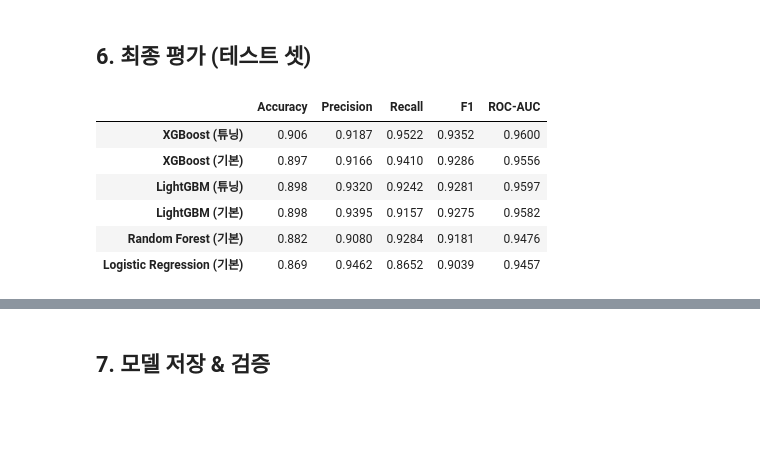
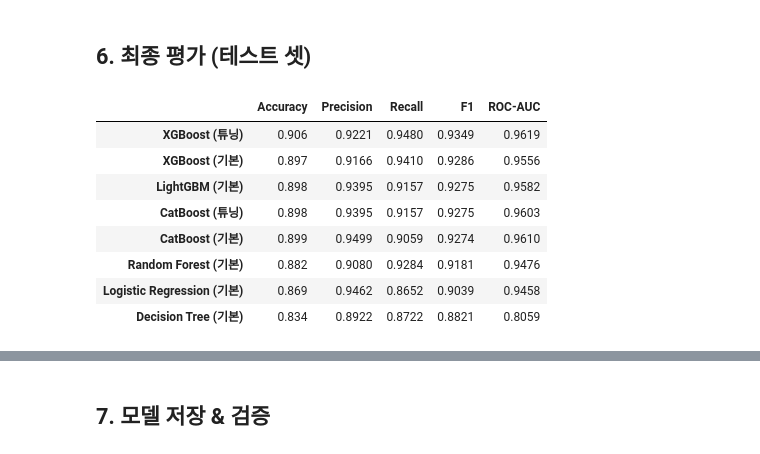
Before and after one commit to PARK1217/quest1_festcampus, a Jupyter notebook: credit_scoring_model.ipynb, the cells around one changed output, grey strips where cells are left out. Cells and saved outputs as stored; diff of their text form; code cells hidden in the pictures; blank space fills up the shorter version.

```diff
--- a/credit_scoring_model.ipynb
+++ b/credit_scoring_model.ipynb
@@ -219,26 +219,45 @@ print('스케일링 완료')
 # %% [markdown]
 ## 4. 모델 학습 & 교차 검증
 # %%
-# 불균형 비율 계산
+from catboost import CatBoostClassifier
+from sklearn.tree import DecisionTreeClassifier
+
+# --- 모델 설정 (여기서 어떤 AI 모델들을 쓸지 결정해요) ---
+# 불균형 비율 계산 (대출 승인이 거절된 사람이 훨씬 많아서, 공평하게 배우도록 비율을 맞춰주는 거예요!)
 neg_count = (y_train == 0).sum()
 pos_count = (y_train == 1).sum()
 scale_pos = neg_count / pos_count
 
 models = {
+    # --- [솔로 모델: 혼자서 판단해요] ---
+    # 1. 로지스틱 회귀: 가장 기본적인 실력을 가진 솔로 가수 (기준점)
     'Logistic Regression': LogisticRegression(
         class_weight='balanced', max_iter=1000, random_state=RANDOM_STATE
     ),
+    # 2. 의사결정나무: 스무고개 하듯이 질문하며 찾아가는 솔로 가수 (설명이 쉬워요)
+    'Decision Tree': DecisionTreeClassifier(
+        class_weight='balanced', random_state=RANDOM_STATE
+    ),
+
+    # --- [앙상블 모델: 여러 명이 팀을 짜서 판단해요 (아이돌 그룹)] ---
+    # 3. 랜덤 포레스트: 여러 나무들이 투표해서 결정하는 안정적인 아이돌 그룹
     'Random Forest': RandomForestClassifier(
         class_weight='balanced', n_estimators=200, random_state=RANDOM_STATE, n_jobs=-1
     ),
+    # 4. XGBoost: 틀린 문제를 복습하며 실력을 키우는 똑똑한 1등 후보 그룹
     'XGBoost': XGBClassifier(
         scale_pos_weight=1/scale_pos, n_estimators=200,
         eval_metric='logloss', random_state=RANDOM_STATE, n_jobs=-1
     ),
+    # 5. LightGBM: 속도가 매우 빠르고 효율적인 퍼포먼스 그룹
     'LightGBM': LGBMClassifier(
         is_unbalance=True, n_estimators=200,
         random_state=RANDOM_STATE, n_jobs=-1, verbose=-1
     ),
+    # 6. CatBoost: [최종 병기] 글자 데이터 처리에 강하고 성능이 뛰어난 신인 그룹
+    'CatBoost': CatBoostClassifier(
+        auto_class_weights='Balanced', iterations=200, verbose=0, random_state=RANDOM_STATE
+    )
 }
 
 # 5-Fold Stratified CV
@@ -372,39 +410,47 @@ Best Params: {'colsample_bytree': 0.82272050498334, 'learning_rate': 0.290846432
 # %% [markdown]
 ## 6. 최종 평가 (테스트 셋)
 # %%
-# 기본 모델 학습
+# --- [최종 실력 검증: 솔로 vs 앙상블, 누가 더 잘할까요?] ---
+# 이제 실전에 투입된 솔로 모델과 앙상블 모델들의 진짜 실력을 확인해봅시다!
 for name, model in models.items():
     model.fit(X_train_scaled, y_train)
 
-# 전체 모델(기본 + 튜닝) 테스트 셋 성능 비교
+# 기본 모델(연습생)과 튜닝된 모델(데뷔 모델)을 모두 모아 평가합니다.
 all_models = {}
 for name, model in models.items():
     all_models[f'{name} (기본)'] = model
 for name, model in tuned_models.items():
     all_models[f'{name} (튜닝)'] = model
 
 test_results = {}
 for name, model in all_models.items():
-    y_pred = model.predict(X_test_scaled)
+    # 1. 모델이 예측한 결과(y_pred)를 가져옵니다. (CatBoost 등 일부 모델을 위해 정수형으로 변환해줘요!)
+    y_pred_raw = model.predict(X_test_scaled)
+    y_pred = np.array(y_pred_raw).astype(int).flatten()
     y_proba = model.predict_proba(X_test_scaled)[:, 1]
+
+    # 2. 성능 지표를 계산합니다. (zero_division=0은 결과가 0인 경우에도 에러 없이 0으로 표시하라는 뜻이에요)
     test_results[name] = {
         'Accuracy': accuracy_score(y_test, y_pred),
-        'Precision': precision_score(y_test, y_pred),
-        'Recall': recall_score(y_test, y_pred),
-        'F1': f1_score(y_test, y_pred),
+        'Precision': precision_score(y_test, y_pred, zero_division=0),
+        'Recall': recall_score(y_test, y_pred, zero_division=0),
+        'F1': f1_score(y_test, y_pred, zero_division=0),
         'ROC-AUC': roc_auc_score(y_test, y_proba),
     }
 
+# 결과를 표로 만들어 실력이 우수한 순서대로(F1 기준) 정렬해서 출력합니다.
 test_df = pd.DataFrame(test_results).T.round(4)
 test_df.sort_values('F1', ascending=False)
 # %% [output]
 |  | Accuracy | Precision | Recall | F1 | ROC-AUC |
-| XGBoost (튜닝) | 0.906 | 0.9187 | 0.9522 | 0.9352 | 0.9600 |
+| XGBoost (튜닝) | 0.906 | 0.9221 | 0.9480 | 0.9349 | 0.9619 |
 | XGBoost (기본) | 0.897 | 0.9166 | 0.9410 | 0.9286 | 0.9556 |
-| LightGBM (튜닝) | 0.898 | 0.9320 | 0.9242 | 0.9281 | 0.9597 |
 | LightGBM (기본) | 0.898 | 0.9395 | 0.9157 | 0.9275 | 0.9582 |
+| CatBoost (튜닝) | 0.898 | 0.9395 | 0.9157 | 0.9275 | 0.9603 |
+| CatBoost (기본) | 0.899 | 0.9499 | 0.9059 | 0.9274 | 0.9610 |
 | Random Forest (기본) | 0.882 | 0.9080 | 0.9284 | 0.9181 | 0.9476 |
-| Logistic Regression (기본) | 0.869 | 0.9462 | 0.8652 | 0.9039 | 0.9457 |
+| Logistic Regression (기본) | 0.869 | 0.9462 | 0.8652 | 0.9039 | 0.9458 |
+| Decision Tree (기본) | 0.834 | 0.8922 | 0.8722 | 0.8821 | 0.8059 |
 # %%
 # 최적 모델 선택
 best_name = test_df['F1'].idxmax()
```
Also changed, not shown: parts of 13 cells of this notebook, 8 other files.
